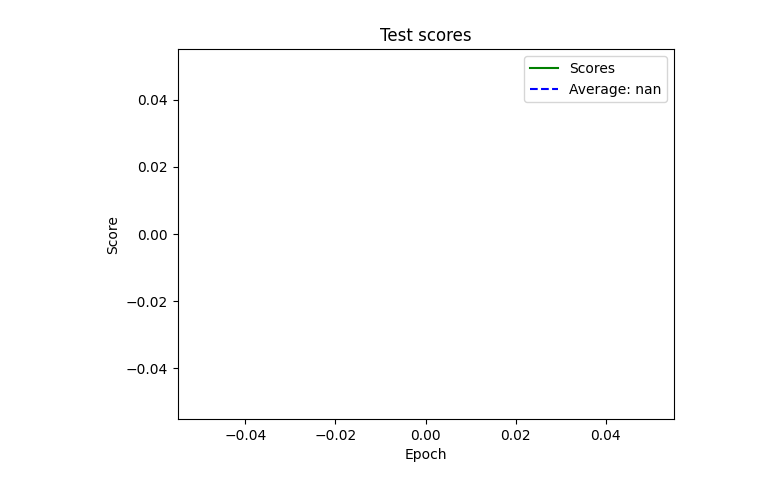
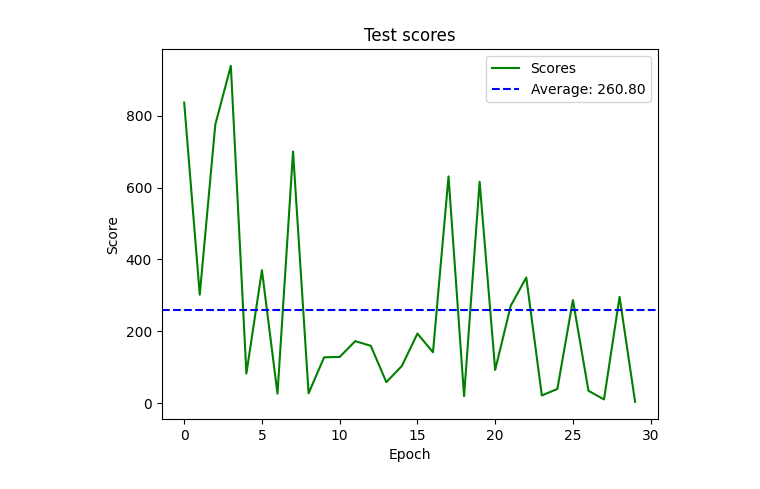
Before and after one commit to YorKnEz/rn-lab, a Jupyter notebook: hw05/main.ipynb, the cells around one changed output. Saved outputs shown, nothing was run; the diff lists cells and outputs as text; code cells hidden in the pictures.

```diff
--- a/hw05/main.ipynb
+++ b/hw05/main.ipynb
@@ -445,19 +445,20 @@ train(
 env.close()
 # %%
 # Testing
-env, agent, scores = get_env(
+env, _, _ = get_env(
     difficulty="hard",
     from_file="model_2_5k",
     testing=True,
+    agent_cached=True,
     testing_render_mode="human",
 )
 
 test(
     env=env,
     agent=agent,
-    test_epochs=10,
+    test_epochs=30,
 )
 
 env.close()
 # %% [output]
-[figure, old version]
+[figure, new version]
```
